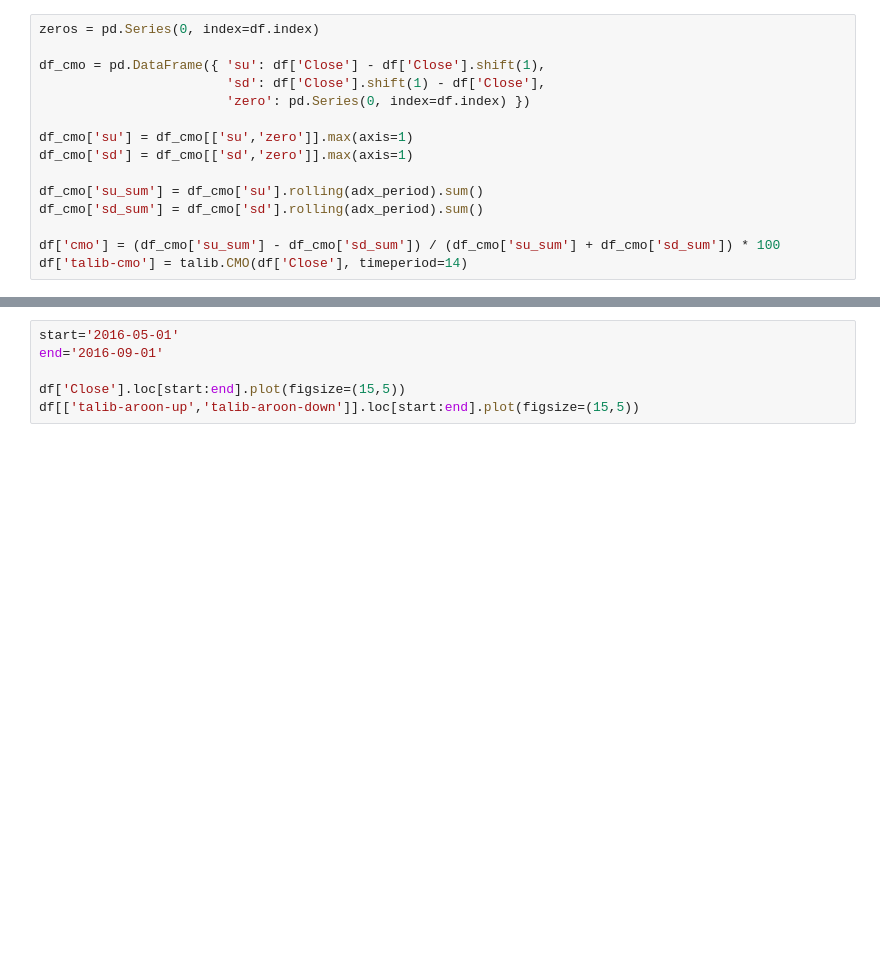
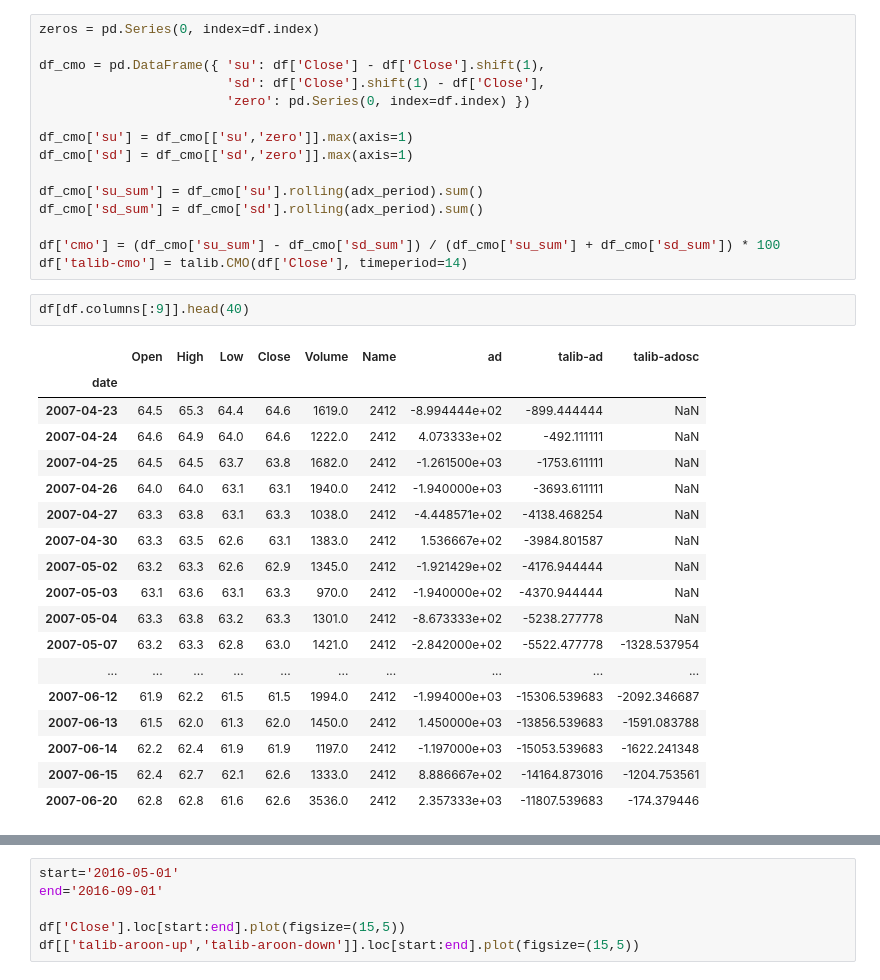
Before and after one commit to steny138/TWStockML, a Jupyter notebook: lyctwstock/technical-analysis.ipynb, the cells around one changed output, grey strips where cells are left out. Cells and saved outputs as stored; diff of their text form; blank space fills up the shorter version.

```diff
--- a/lyctwstock/technical-analysis.ipynb
+++ b/lyctwstock/technical-analysis.ipynb
@@ -231,3 +213,24 @@ df_cmo['sd_sum'] = df_cmo['sd'].rolling(adx_period).sum()
 
 df['cmo'] = (df_cmo['su_sum'] - df_cmo['sd_sum']) / (df_cmo['su_sum'] + df_cmo['sd_sum']) * 100
 df['talib-cmo'] = talib.CMO(df['Close'], timeperiod=14)
+# %%
+df[df.columns[:9]].head(40)
+# %% [output]
+|  | Open | High | Low | Close | Volume | Name | ad | talib-ad | talib-adosc |
+| date |  |  |  |  |  |  |  |  |  |
+| 2007-04-23 | 64.5 | 65.3 | 64.4 | 64.6 | 1619.0 | 2412 | -8.994444e+02 | -899.444444 | NaN |
+| 2007-04-24 | 64.6 | 64.9 | 64.0 | 64.6 | 1222.0 | 2412 | 4.073333e+02 | -492.111111 | NaN |
+| 2007-04-25 | 64.5 | 64.5 | 63.7 | 63.8 | 1682.0 | 2412 | -1.261500e+03 | -1753.611111 | NaN |
+| 2007-04-26 | 64.0 | 64.0 | 63.1 | 63.1 | 1940.0 | 2412 | -1.940000e+03 | -3693.611111 | NaN |
+| 2007-04-27 | 63.3 | 63.8 | 63.1 | 63.3 | 1038.0 | 2412 | -4.448571e+02 | -4138.468254 | NaN |
+| 2007-04-30 | 63.3 | 63.5 | 62.6 | 63.1 | 1383.0 | 2412 | 1.536667e+02 | -3984.801587 | NaN |
+| 2007-05-02 | 63.2 | 63.3 | 62.6 | 62.9 | 1345.0 | 2412 | -1.921429e+02 | -4176.944444 | NaN |
+| 2007-05-03 | 63.1 | 63.6 | 63.1 | 63.3 | 970.0 | 2412 | -1.940000e+02 | -4370.944444 | NaN |
+| 2007-05-04 | 63.3 | 63.8 | 63.2 | 63.3 | 1301.0 | 2412 | -8.673333e+02 | -5238.277778 | NaN |
+| 2007-05-07 | 63.2 | 63.3 | 62.8 | 63.0 | 1421.0 | 2412 | -2.842000e+02 | -5522.477778 | -1328.537954 |
+| ... | ... | ... | ... | ... | ... | ... | ... | ... | ... |
+| 2007-06-12 | 61.9 | 62.2 | 61.5 | 61.5 | 1994.0 | 2412 | -1.994000e+03 | -15306.539683 | -2092.346687 |
+| 2007-06-13 | 61.5 | 62.0 | 61.3 | 62.0 | 1450.0 | 2412 | 1.450000e+03 | -13856.539683 | -1591.083788 |
+| 2007-06-14 | 62.2 | 62.4 | 61.9 | 61.9 | 1197.0 | 2412 | -1.197000e+03 | -15053.539683 | -1622.241348 |
+| 2007-06-15 | 62.4 | 62.7 | 62.1 | 62.6 | 1333.0 | 2412 | 8.886667e+02 | -14164.873016 | -1204.753561 |
+| 2007-06-20 | 62.8 | 62.8 | 61.6 | 62.6 | 3536.0 | 2412 | 2.357333e+03 | -11807.539683 | -174.379446 |
```
Also changed, not shown: parts of 4 cells of this notebook.
